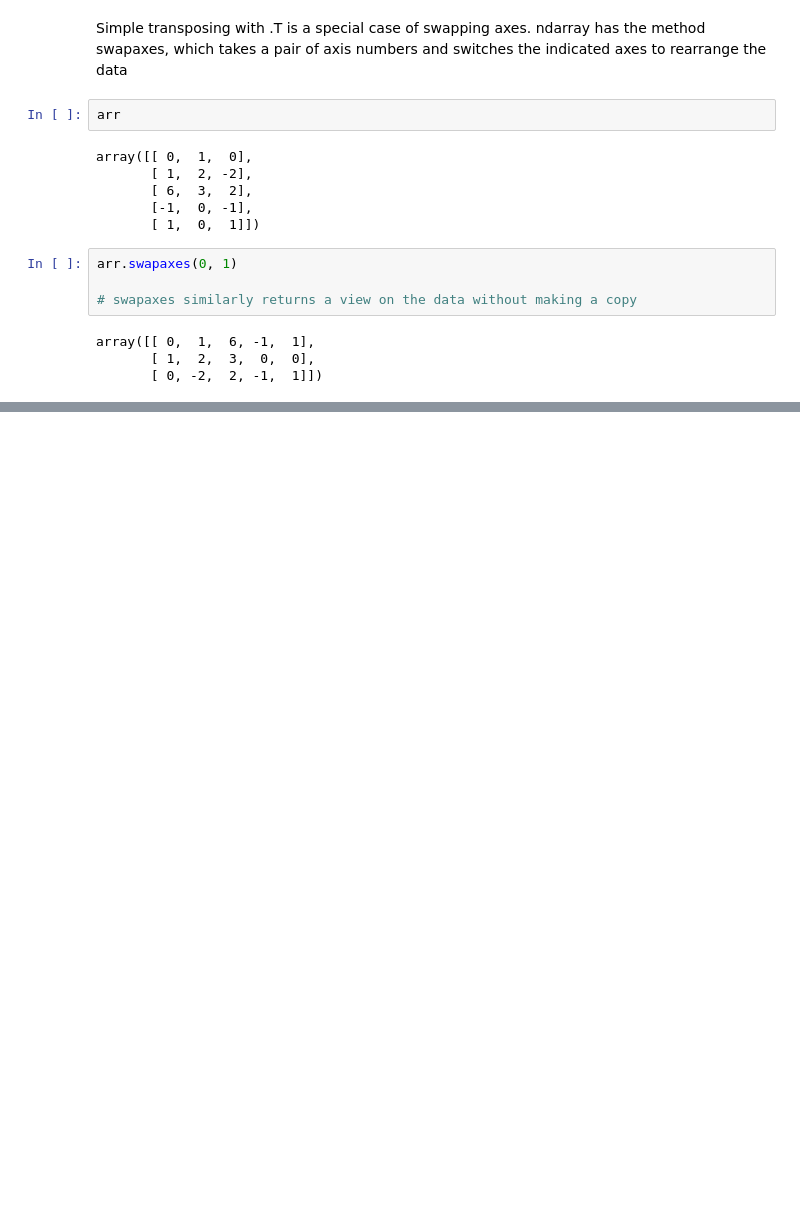
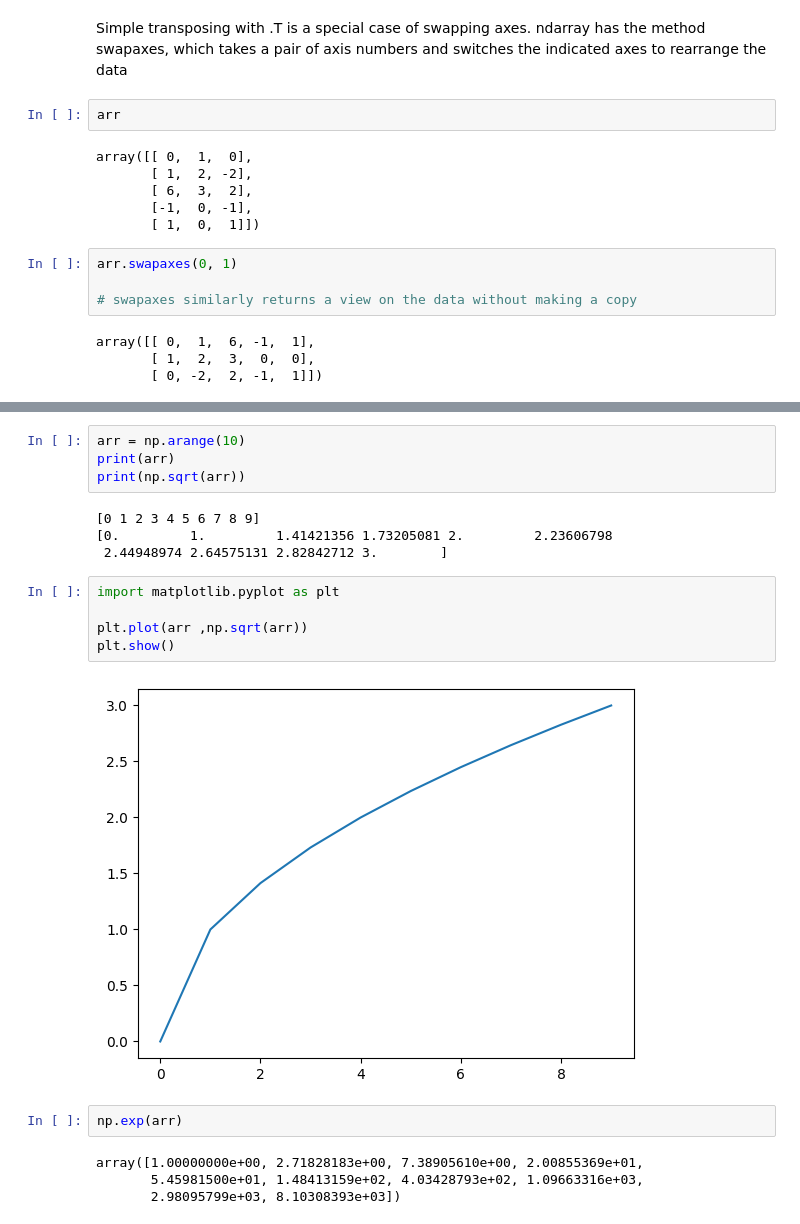
Before and after one commit to pablocurcodev/machine_learning, a Jupyter notebook: NumPy.ipynb, the cells around one changed output, grey strips where cells are left out. Saved outputs shown, nothing was run; the diff lists cells and outputs as text; blank space fills up the shorter version.

```diff
--- a/NumPy.ipynb
+++ b/NumPy.ipynb
@@ -492,0 +559,21 @@ array([[ 0,  1,  6, -1,  1],
+# %%
+arr = np.arange(10)
+print(arr)
+print(np.sqrt(arr))
+# %% [output]
+[0 1 2 3 4 5 6 7 8 9]
+[0.         1.         1.41421356 1.73205081 2.         2.23606798
+ 2.44948974 2.64575131 2.82842712 3.        ]
+# %%
+import matplotlib.pyplot as plt
+
+plt.plot(arr ,np.sqrt(arr))
+plt.show()
+# %% [output]
+[figure, added]
+# %%
+np.exp(arr)
+# %% [output]
+array([1.00000000e+00, 2.71828183e+00, 7.38905610e+00, 2.00855369e+01,
+       5.45981500e+01, 1.48413159e+02, 4.03428793e+02, 1.09663316e+03,
+       2.98095799e+03, 8.10308393e+03])
```
Also changed, not shown: parts of 99 cells of this notebook.
